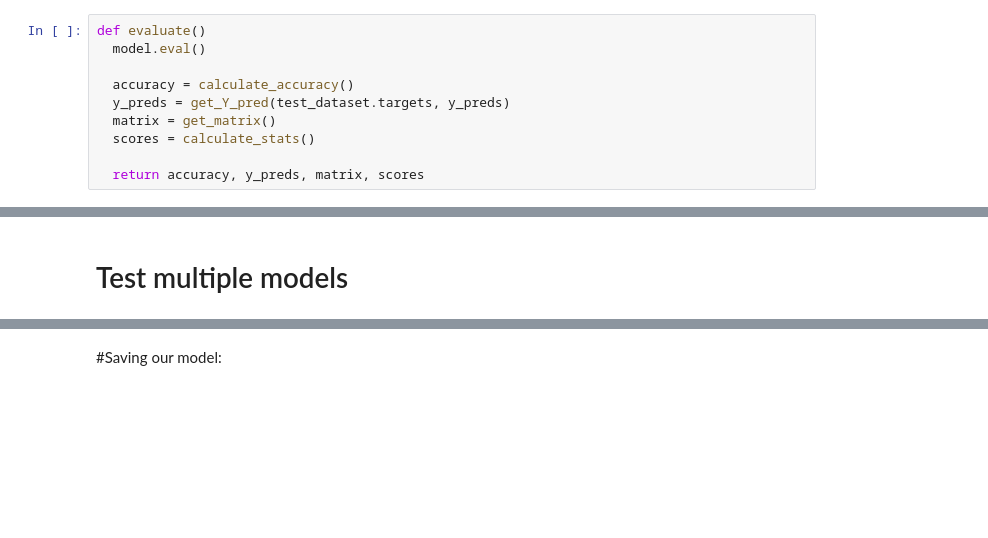
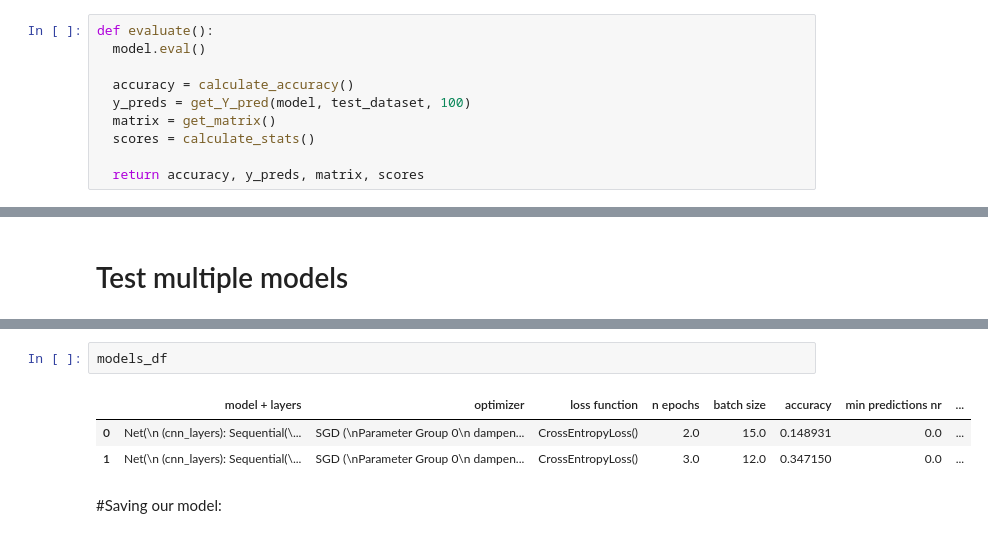
Before and after one commit to AdminMas7er/JBG040-DC1-Group-14, a Jupyter notebook: Data_Challenge_1_Group_14_Test.ipynb, the cells around one changed output, grey strips where cells are left out. Drawn from its saved outputs; the diff is of its cells as text; blank space fills up the shorter version.

Commit message:
Added possible code for tuning hyperparameters and making the groups equally as big (probably needs to be improved)

```diff
--- a/Data_Challenge_1_Group_14_Test.ipynb
+++ b/Data_Challenge_1_Group_14_Test.ipynb
@@ -659,11 +708,11 @@ plt.show();
 # %% [markdown]
 ## Run all evaluations
 # %%
-def evaluate()
+def evaluate():
   model.eval()
 
   accuracy = calculate_accuracy()
-  y_preds = get_Y_pred(test_dataset.targets, y_preds)
+  y_preds = get_Y_pred(model, test_dataset, 100)
   matrix = get_matrix()
   scores = calculate_stats()
 
@@ -714,3 +855,9 @@ models_df
+# %%
+models_df
+# %% [output]
+|  | model + layers | optimizer | loss function | n epochs | batch size | accuracy | min predictions nr | ... |
+| 0 | Net(\n (cnn_layers): Sequential(\... | SGD (\nParameter Group 0\n dampen... | CrossEntropyLoss() | 2.0 | 15.0 | 0.148931 | 0.0 | ... |
+| 1 | Net(\n (cnn_layers): Sequential(\... | SGD (\nParameter Group 0\n dampen... | CrossEntropyLoss() | 3.0 | 12.0 | 0.347150 | 0.0 | ... |
 # %% [markdown]
 #Saving our model:
 # %%
```
Also changed, not shown: parts of 12 cells of this notebook.
